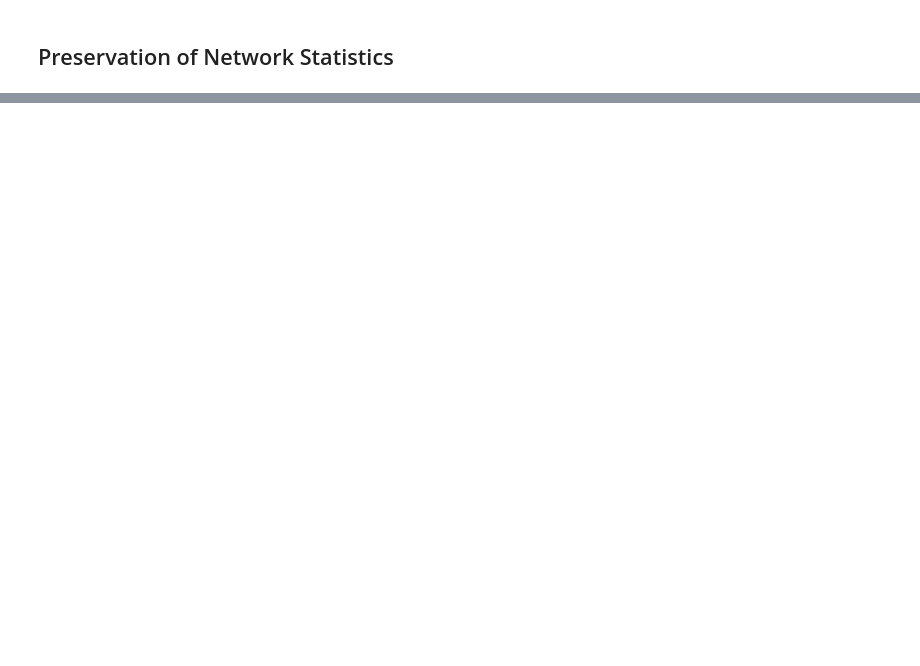
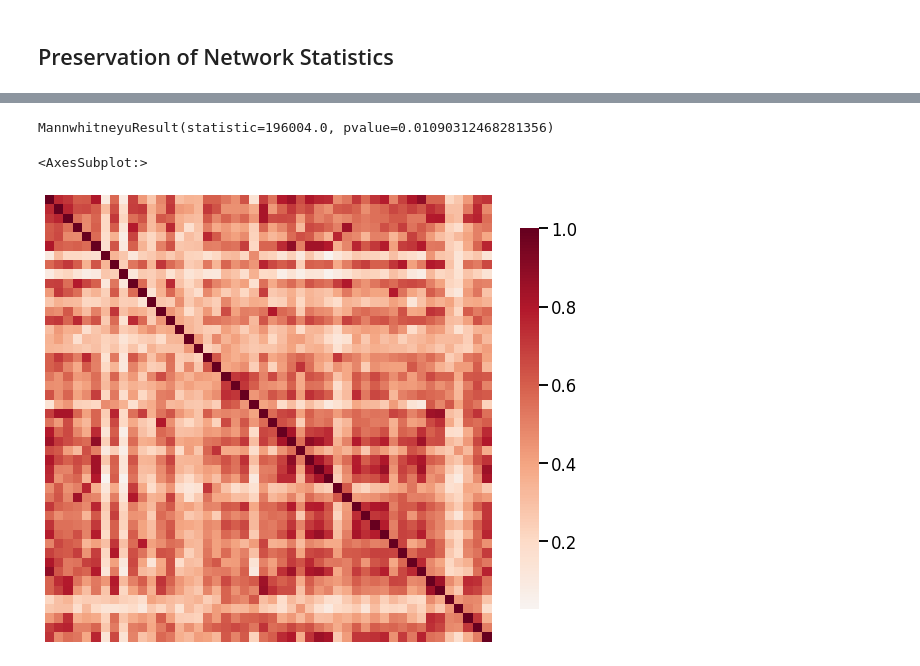
Before and after one commit to ebridge2/batch_effects, a Jupyter notebook: batch_deploy.ipynb, the cells around one changed output, grey strips where cells are left out. Saved outputs shown, nothing was run; the diff lists cells and outputs as text; code cells hidden in the pictures; blank space fills up the shorter version.

```diff
--- a/batch_deploy.ipynb
+++ b/batch_deploy.ipynb
@@ -301,0 +481,9 @@ sim_results
+# %%
+mannwhitneyu(exp_gr[des_diag == 2], exp_gr[des_diag == 1], alternative="greater")
+# %% [output]
+MannwhitneyuResult(statistic=196004.0, pvalue=0.01090312468281356)
+# %%
+gp.plot.heatmap(gr)
+# %% [output]
+<AxesSubplot:>
+[figure, added]
```
Also changed, not shown: parts of 26 cells of this notebook.
